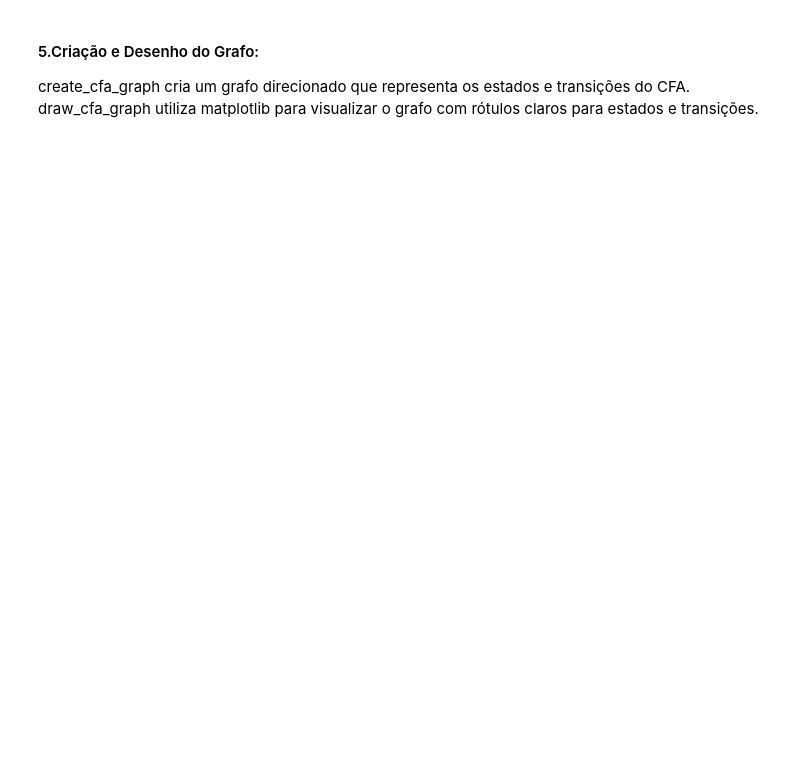
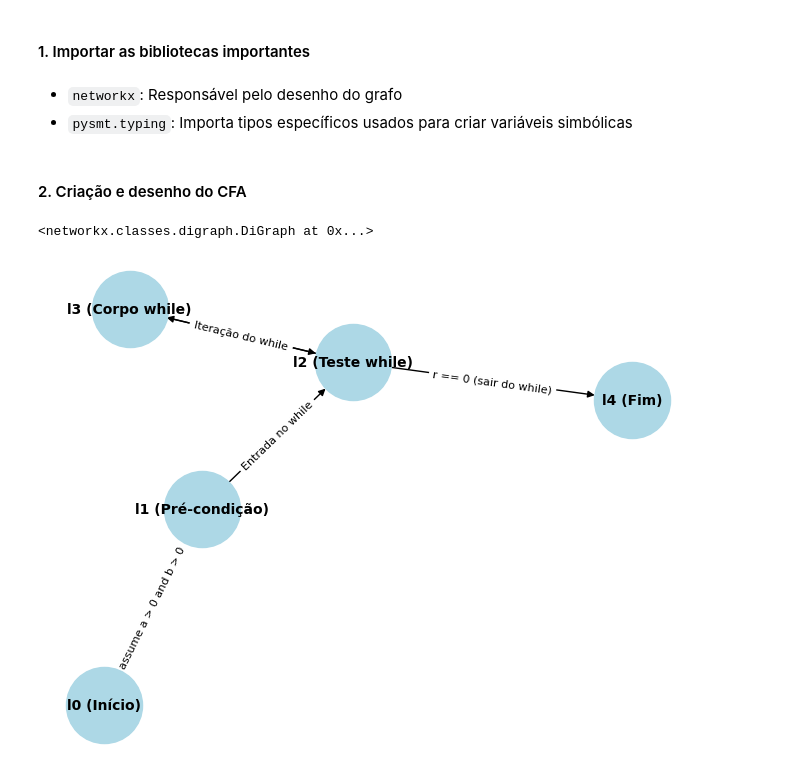
Before and after one commit to diogocsilva12/LC, a Jupyter notebook: TP3/TP3_EX2.ipynb, the cells around one changed output. Saved outputs shown, nothing was run; the diff lists cells and outputs as text; code cells hidden in the pictures; blank space fills up the shorter version.

```diff
--- a/TP3/TP3_EX2.ipynb
+++ b/TP3/TP3_EX2.ipynb
@@ -154,5 +26,2 @@ draw_cfa_graph(G)
-# %% [markdown]
-#### 5.Criação e Desenho do Grafo:
-
-create_cfa_graph cria um grafo direcionado que representa os estados e transições do CFA.
-draw_cfa_graph utiliza matplotlib para visualizar o grafo com rótulos claros para estados e transições.
+# %% [markdown]
+#### 1. Importar as bibliotecas importantes
@@ -158,0 +31,37 @@ draw_cfa_graph utiliza matplotlib para visualizar o grafo com rótulos claros pa
+# %% [markdown]
+- `networkx`: Responsável pelo desenho do grafo
+- `pysmt.typing`: Importa tipos específicos usados para criar variáveis simbólicas
+# %% [markdown]
+#### 2. Criação e desenho do CFA
+# %%
+def createCfa():
+    G = nx.DiGraph()
+
+    locais = {
+        "l0 (Início)": "True",
+        "l1 (Pré-condição)": "a > 0 and b > 0",
+        "l2 (Teste while)": "r != 0",
+        "l3 (Corpo while)": "True",
+        "l4 (Fim)": "r == 0"
+    }
+
+    transitions = [
+        ("l0 (Início)", "l1 (Pré-condição)", "assume a > 0 and b > 0"),
+        ("l1 (Pré-condição)", "l2 (Teste while)", "Entrada no while"),
+        ("l2 (Teste while)", "l3 (Corpo while)", "r != 0 (continuar)"),
+        ("l3 (Corpo while)", "l2 (Teste while)", "Iteração do while"),
+        ("l2 (Teste while)", "l4 (Fim)", "r == 0 (sair do while)")
+    ]
+
+    G.add_nodes_from(locais.keys())
+    G.add_edges_from((src, dst, {"label": label}) for src, dst, label in transitions)
+
+    pos = nx.spring_layout(G, seed=42)
+    nx.draw(G, pos, with_labels=True, node_color="lightblue", node_size=3000, font_size=10, font_weight="bold")
+    edge_labels = nx.get_edge_attributes(G, "label")
+    nx.draw_networkx_edge_labels(G, pos, edge_labels=edge_labels, font_size=8)
+    return G
+createCfa()
+# %% [output]
+<networkx.classes.digraph.DiGraph at 0x...>
+[figure, added]
```
Also changed, not shown: parts of 15 cells of this notebook, 1 other file.
